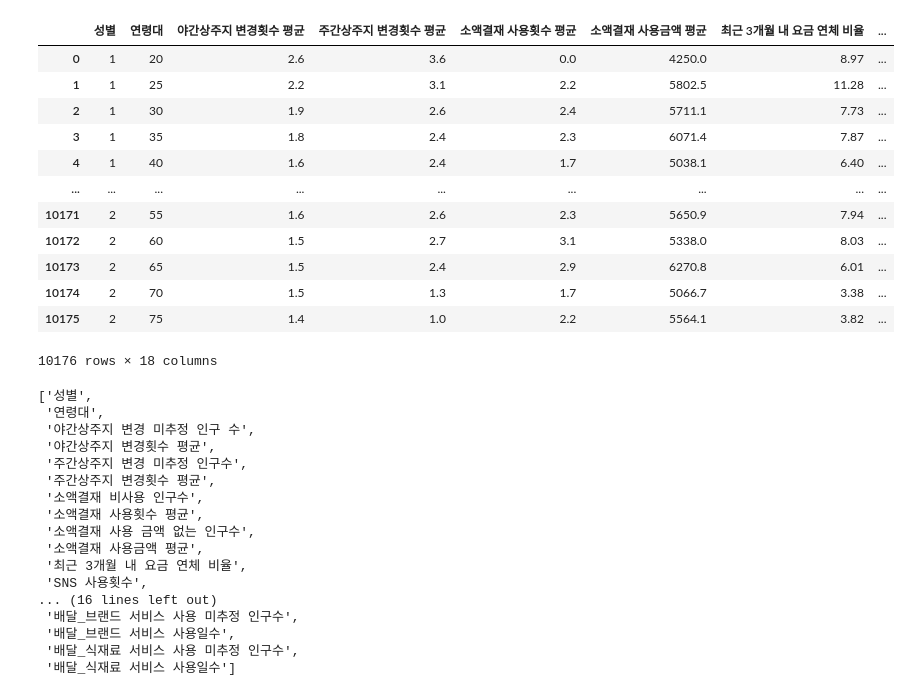
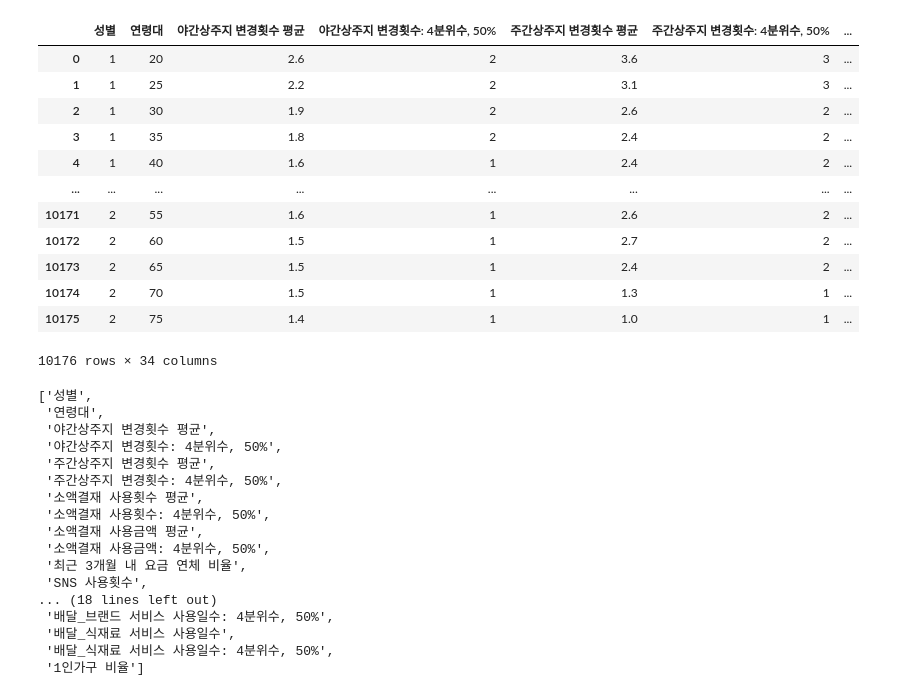
Before and after one commit to ev1025/Alternative-Credit-Scoring, a Jupyter notebook: 전처리.ipynb, the cells around one changed output. Saved outputs shown, nothing was run; the diff lists cells and outputs as text; code cells hidden in the pictures.

```diff
--- a/전처리.ipynb
+++ b/전처리.ipynb
@@ -1,22 +35,23 @@
 # %%
-import pandas as pd
+# 1인가구 비율 산정하여 점수화에 활용
+data['1인가구 비율'] = round(data['1인가구수'].str.replace(',','').astype(int) / data['총인구수'].str.replace(',','').astype(int),2)
 
-data = pd.read_csv('2024.11 대안.csv', encoding='cp949')
-words_to_drop = ['행정동코드','자치구','행정동','1인가구수', '분위수', '출근', '근무시간', '카카오톡','통화','문자','이동','집 추정','미추정','인구']
+# 의미없는 데이터 제거
+words_to_drop = ['행정동코드','자치구','행정동','1인가구수', '4분위수, 25%', '4분위수, 75%', '출근', '근무시간', '카카오톡','통화','문자','이동','집 추정','미추정','인구']
 pattern = '|'.join(words_to_drop)
 data_clean = data.loc[:, ~data.columns.str.contains(pattern)]
 data_clean
 # %% [output]
-|  | 성별 | 연령대 | 야간상주지 변경횟수 평균 | 주간상주지 변경횟수 평균 | 소액결재 사용횟수 평균 | 소액결재 사용금액 평균 | 최근 3개월 내 요금 연체 비율 | ... |
-| 0 | 1 | 20 | 2.6 | 3.6 | 0.0 | 4250.0 | 8.97 | ... |
-| 1 | 1 | 25 | 2.2 | 3.1 | 2.2 | 5802.5 | 11.28 | ... |
-| 2 | 1 | 30 | 1.9 | 2.6 | 2.4 | 5711.1 | 7.73 | ... |
-| 3 | 1 | 35 | 1.8 | 2.4 | 2.3 | 6071.4 | 7.87 | ... |
-| 4 | 1 | 40 | 1.6 | 2.4 | 1.7 | 5038.1 | 6.40 | ... |
-| ... | ... | ... | ... | ... | ... | ... | ... | ... |
-| 10171 | 2 | 55 | 1.6 | 2.6 | 2.3 | 5650.9 | 7.94 | ... |
-| 10172 | 2 | 60 | 1.5 | 2.7 | 3.1 | 5338.0 | 8.03 | ... |
-| 10173 | 2 | 65 | 1.5 | 2.4 | 2.9 | 6270.8 | 6.01 | ... |
-| 10174 | 2 | 70 | 1.5 | 1.3 | 1.7 | 5066.7 | 3.38 | ... |
-| 10175 | 2 | 75 | 1.4 | 1.0 | 2.2 | 5564.1 | 3.82 | ... |
+|  | 성별 | 연령대 | 야간상주지 변경횟수 평균 | 야간상주지 변경횟수: 4분위수, 50% | 주간상주지 변경횟수 평균 | 주간상주지 변경횟수: 4분위수, 50% | ... |
+| 0 | 1 | 20 | 2.6 | 2 | 3.6 | 3 | ... |
+| 1 | 1 | 25 | 2.2 | 2 | 3.1 | 3 | ... |
+| 2 | 1 | 30 | 1.9 | 2 | 2.6 | 2 | ... |
+| 3 | 1 | 35 | 1.8 | 2 | 2.4 | 2 | ... |
+| 4 | 1 | 40 | 1.6 | 1 | 2.4 | 2 | ... |
+| ... | ... | ... | ... | ... | ... | ... | ... |
+| 10171 | 2 | 55 | 1.6 | 1 | 2.6 | 2 | ... |
+| 10172 | 2 | 60 | 1.5 | 1 | 2.7 | 2 | ... |
+| 10173 | 2 | 65 | 1.5 | 1 | 2.4 | 2 | ... |
+| 10174 | 2 | 70 | 1.5 | 1 | 1.3 | 1 | ... |
+| 10175 | 2 | 75 | 1.4 | 1 | 1.0 | 1 | ... |
-10176 rows × 18 columns
+10176 rows × 34 columns
@@ -29,22 +58,20 @@ data.drop(['행정동코드','자치구','행정동','총인구수','1인가구
 # %%
-
-
 list(data_clean.columns)
 # %% [output]
 ['성별',
  '연령대',
- '야간상주지 변경 미추정 인구 수',
  '야간상주지 변경횟수 평균',
- '주간상주지 변경 미추정 인구수',
+ '야간상주지 변경횟수: 4분위수, 50%',
  '주간상주지 변경횟수 평균',
- '소액결재 비사용 인구수',
+ '주간상주지 변경횟수: 4분위수, 50%',
  '소액결재 사용횟수 평균',
- '소액결재 사용 금액 없는 인구수',
+ '소액결재 사용횟수: 4분위수, 50%',
  '소액결재 사용금액 평균',
+ '소액결재 사용금액: 4분위수, 50%',
  '최근 3개월 내 요금 연체 비율',
  'SNS 사용횟수',
-... (16 lines left out)
- '배달_브랜드 서비스 사용 미추정 인구수',
- '배달_브랜드 서비스 사용일수',
- '배달_식재료 서비스 사용 미추정 인구수',
- '배달_식재료 서비스 사용일수']
+... (18 lines left out)
+ '배달_브랜드 서비스 사용일수: 4분위수, 50%',
+ '배달_식재료 서비스 사용일수',
+ '배달_식재료 서비스 사용일수: 4분위수, 50%',
+ '1인가구 비율']
```
Also changed, not shown: parts of 14 cells of this notebook.
